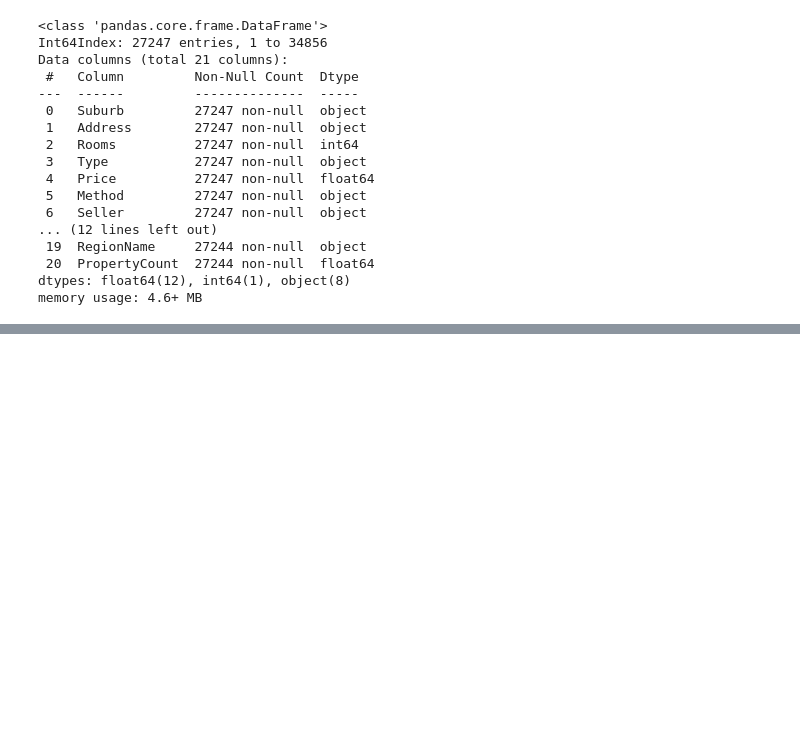
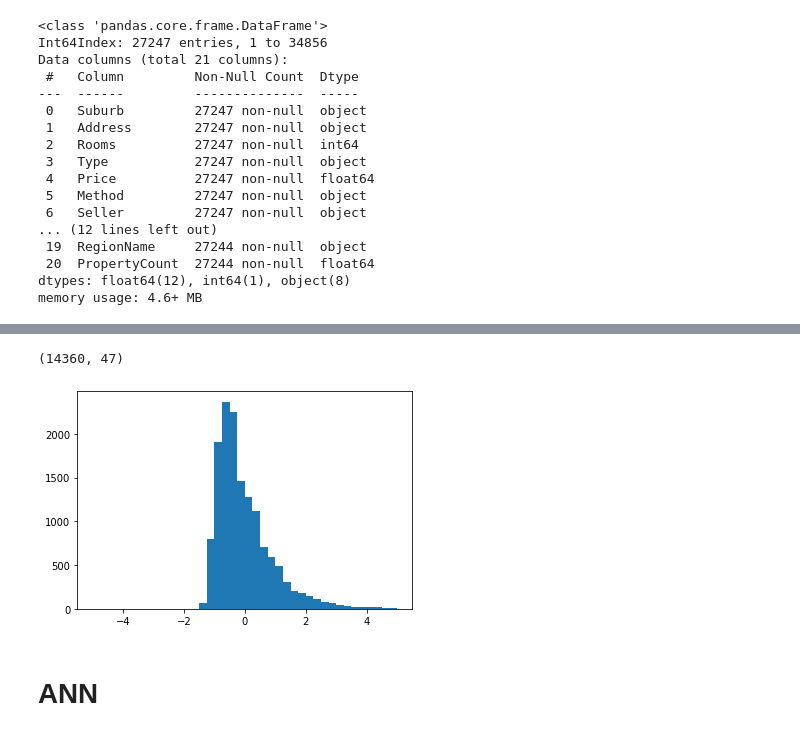
Before and after one commit to knoexus/swansea-M35-bddm, a Jupyter notebook: cw2/2023638.ipynb, the cells around one changed output, grey strips where cells are left out. Cells and saved outputs as stored; diff of their text form; code cells hidden in the pictures; blank space fills up the shorter version.

```diff
--- a/cw2/2023638.ipynb
+++ b/cw2/2023638.ipynb
@@ -46,0 +188,3 @@ memory usage: 4.6+ MB
+# %%
+data = data.drop(columns=['Type', 'Suburb', 'RegionName', 'Seller', 'CouncilArea', 'Method', 'BuildingArea'])
+data.info()
@@ -46,0 +209,3 @@ memory usage: 4.6+ MB
+# %%
+data = data.apply(lambda x: x.fillna(x.mean()),axis=0)
+data.head()
@@ -46,0 +220,4 @@ memory usage: 4.6+ MB
+# %%
+Y = data['Price'].to_numpy()
+X = data.drop(columns=['Price']).to_numpy()
+X[:5]
@@ -46,0 +242,18 @@ memory usage: 4.6+ MB
+# %%
+X_train, X_test, y_train, y_test = train_test_split(X, Y, test_size=0.2, random_state=42)
+scaler_x = StandardScaler()
+scaler_y = StandardScaler()
+x = scaler_x.fit_transform(X_train)
+y = scaler_y.fit_transform(y_train.reshape(len(y_train),1))[:,0]
+# %%
+print(x.shape)
+n = x.shape[1]
+# %% [output]
+(14360, 47)
+# %%
+fig, ax = plt.subplots()
+hist = ax.hist(y, bins=40, range=[-5, 5])
+# %% [output]
+[figure, added]
+# %% [markdown]
+# ANN
```
Also changed, not shown: parts of 36 cells of this notebook, 1 other file.
